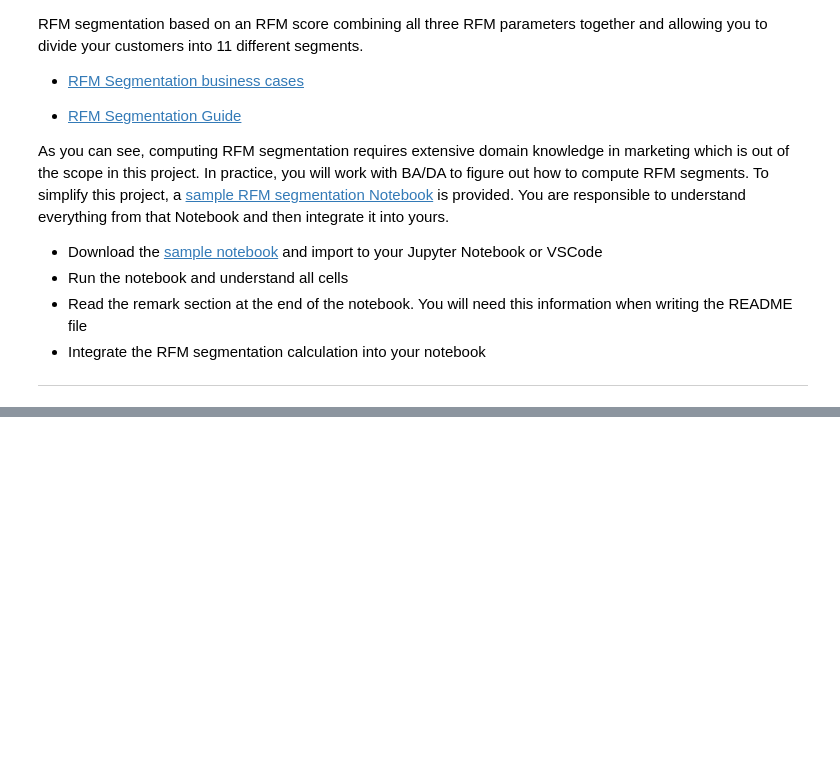
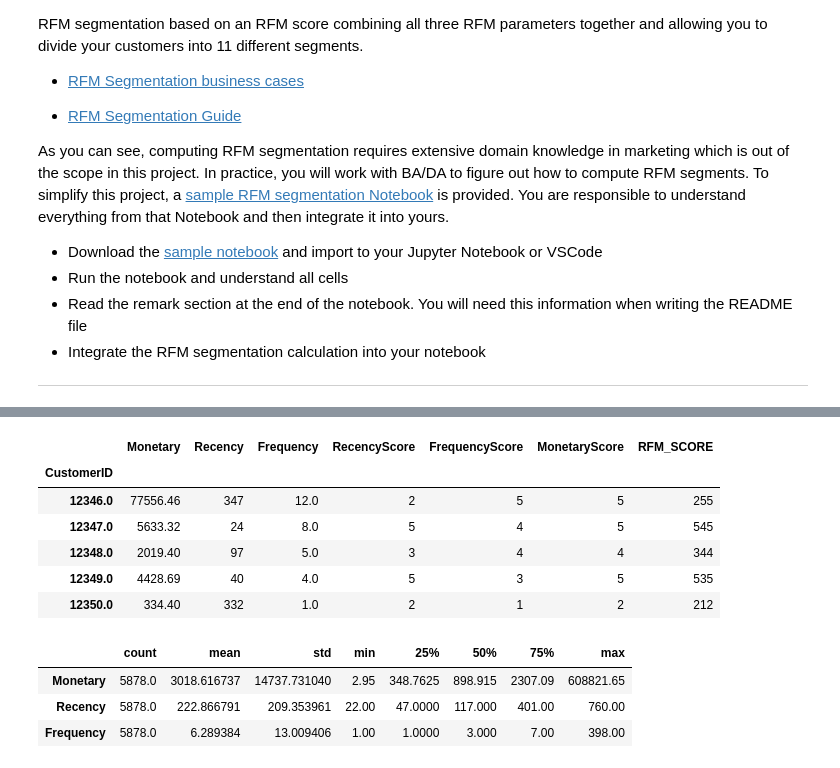
Before and after one commit to jarviscanada/jarvis_data_eng_JasmeetBrar, a Jupyter notebook: python_data_analytics/retail_data_analytics_wrangling.ipynb, the cells around one changed output, grey strips where cells are left out. Cells and saved outputs as stored; diff of their text form; code cells hidden in the pictures; blank space fills up the shorter version.

```diff
--- a/python_data_analytics/retail_data_analytics_wrangling.ipynb
+++ b/python_data_analytics/retail_data_analytics_wrangling.ipynb
@@ -372,0 +390,8 @@ As you can see, computing RFM segmentation requires extensive domain knowledge i
+# %%
+# Creating the RFM table
+rfm_table = pd.merge(df_x, df_z, on="CustomerID")
+# %%
+# Determination of column names
+rfm_table.rename(columns={"InvoiceDate": "Recency",
+                          "TotalPrice_y": "Frequency",
+                          "TotalPrice_x": "Monetary"}, inplace=True)
@@ -372,0 +439,18 @@ As you can see, computing RFM segmentation requires extensive domain knowledge i
+# %%
+rfm_table.head()
+# %% [output]
+|  | Monetary | Recency | Frequency | RecencyScore | FrequencyScore | MonetaryScore | RFM_SCORE |
+| CustomerID |  |  |  |  |  |  |  |
+| 12346.0 | 77556.46 | 347 | 12.0 | 2 | 5 | 5 | 255 |
+| 12347.0 | 5633.32 | 24 | 8.0 | 5 | 4 | 5 | 545 |
+| 12348.0 | 2019.40 | 97 | 5.0 | 3 | 4 | 4 | 344 |
+| 12349.0 | 4428.69 | 40 | 4.0 | 5 | 3 | 5 | 535 |
+| 12350.0 | 334.40 | 332 | 1.0 | 2 | 1 | 2 | 212 |
+# %%
+# Transposition of the RFM table. This makes it easier to evaluate.
+rfm_table.describe().T
+# %% [output]
+|  | count | mean | std | min | 25% | 50% | 75% | max |
+| Monetary | 5878.0 | 3018.616737 | 14737.731040 | 2.95 | 348.7625 | 898.915 | 2307.09 | 608821.65 |
+| Recency | 5878.0 | 222.866791 | 209.353961 | 22.00 | 47.0000 | 117.000 | 401.00 | 760.00 |
+| Frequency | 5878.0 | 6.289384 | 13.009406 | 1.00 | 1.0000 | 3.000 | 7.00 | 398.00 |
```
Also changed, not shown: parts of 13 cells of this notebook, 1 other file.
